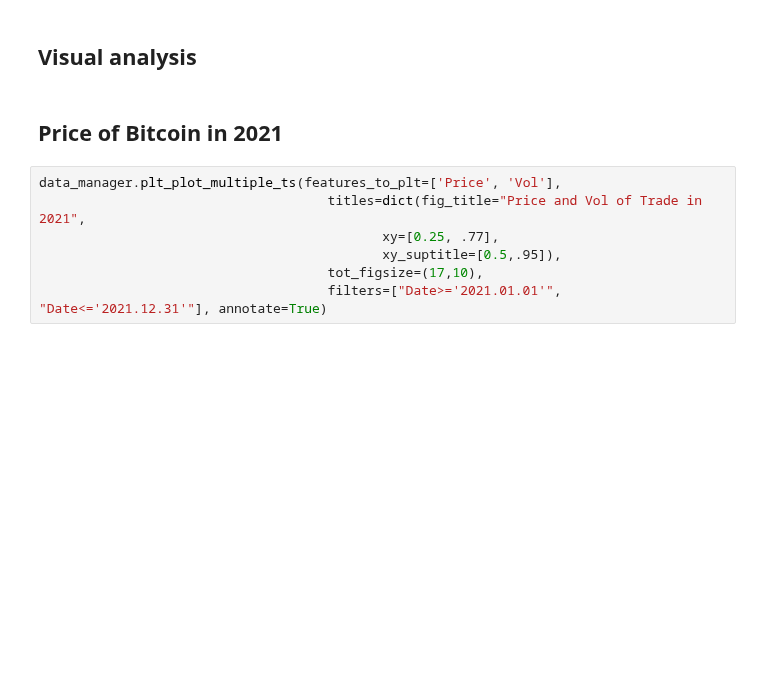
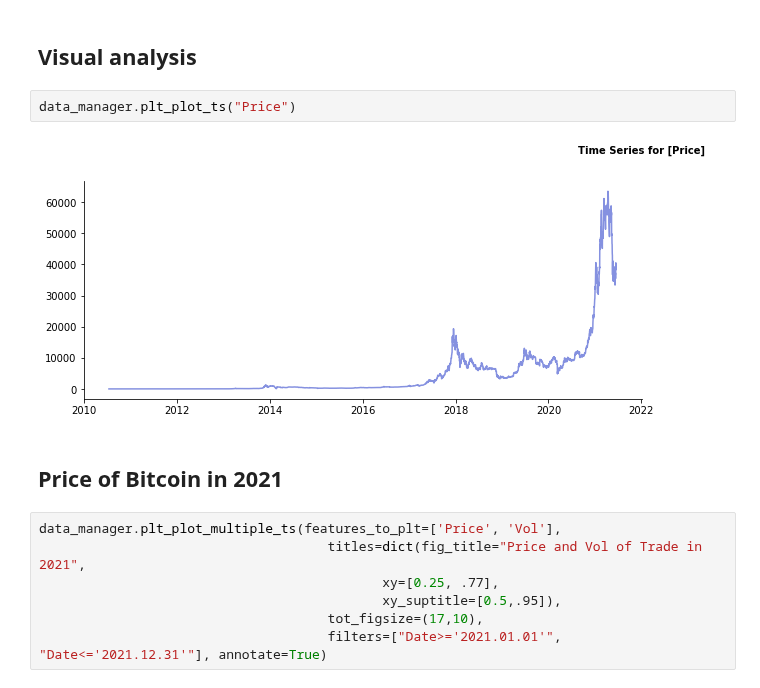
Before and after one commit to serg-razum-off/DFP-Numeric-2, a Jupyter notebook: train/btc_eda_playground.ipynb, the cells around one changed output. Drawn from its saved outputs; the diff is of its cells as text; blank space fills up the shorter version.

```diff
--- a/train/btc_eda_playground.ipynb
+++ b/train/btc_eda_playground.ipynb
@@ -119,6 +121,10 @@ data_manager.data_files_prop
 | 12 | 13 | BCHAIN-MKTCP.csv | Bitcoin Market Capitalization | https://www.quandl.com/data/BCHAI... | https://www.quandl.com/api/v3/dat... |
 # %% [markdown]
 ## Visual analysis
+# %%
+data_manager.plt_plot_ts("Price")
+# %% [output]
+[figure, added]
 # %% [markdown]
 ## Price of Bitcoin in 2021
 # %%
```
Also changed, not shown: parts of 4 cells of this notebook, 15 other files.
